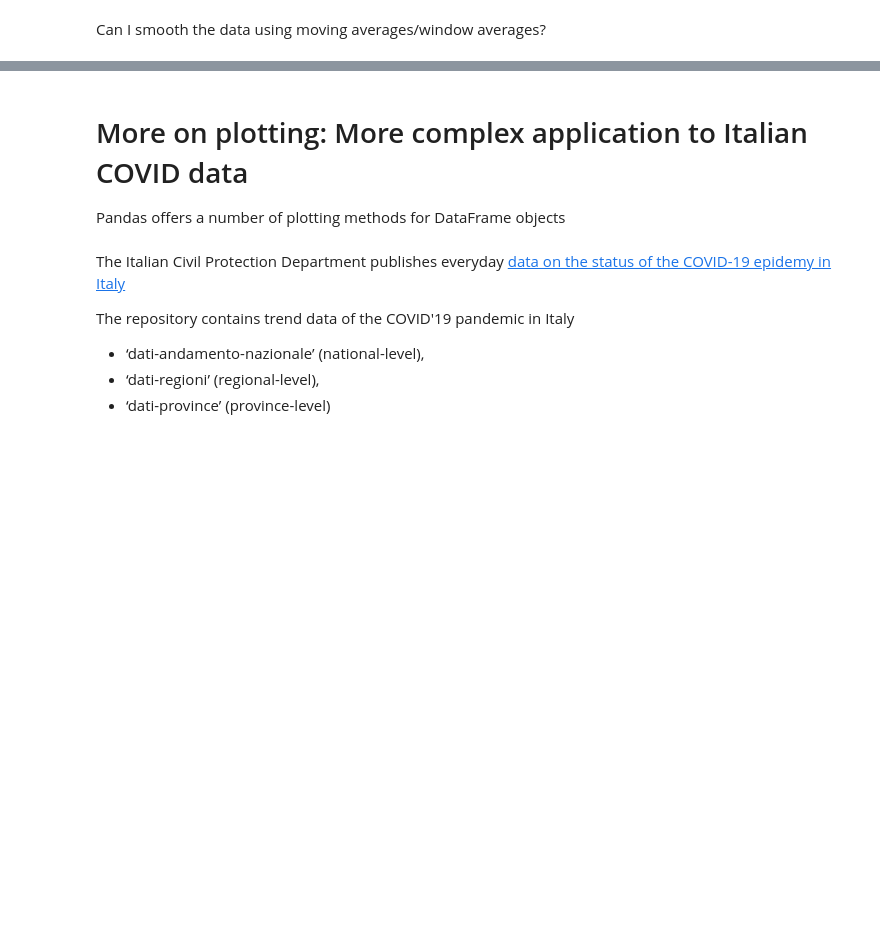
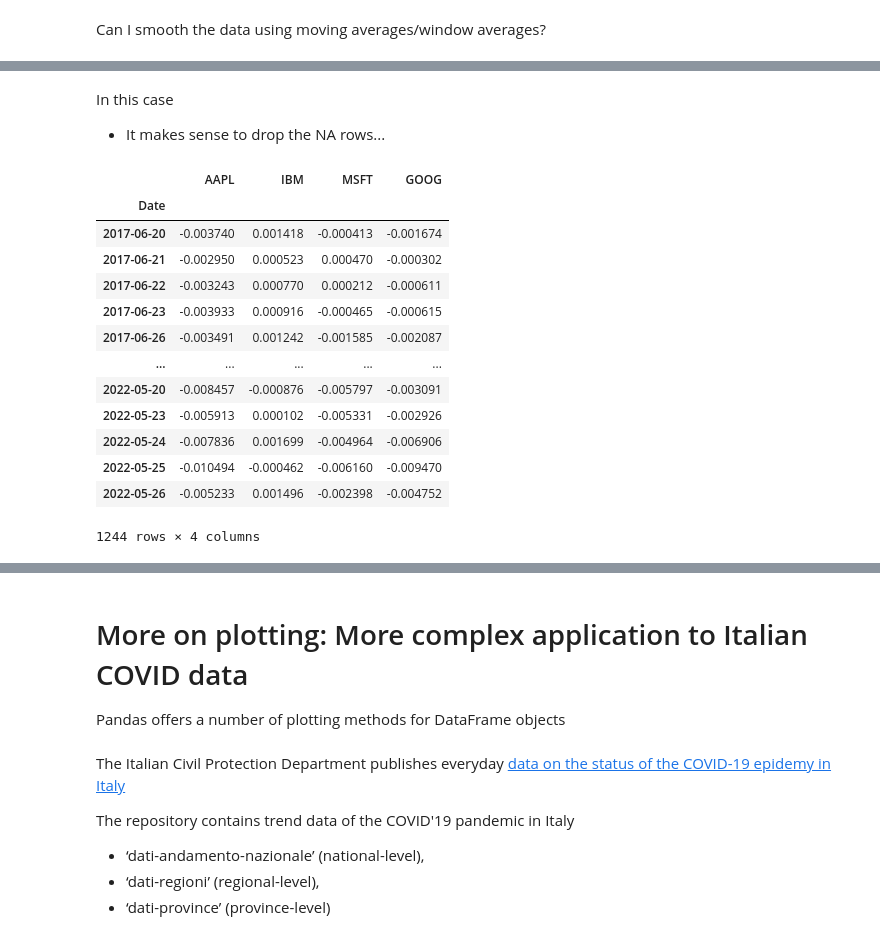
Before and after one commit to EMbeDS-education/SNS-IProML2022, a Jupyter notebook: jupyter/jupyterNotebooks/M2_01NumPy_Pandas.ipynb, the cells around one changed output, grey strips where cells are left out. Saved outputs shown, nothing was run; the diff lists cells and outputs as text; code cells hidden in the pictures; blank space fills up the shorter version.

```diff
--- a/jupyter/jupyterNotebooks/M2_01NumPy_Pandas.ipynb
+++ b/jupyter/jupyterNotebooks/M2_01NumPy_Pandas.ipynb
@@ -2980,2 +3566,23 @@ returns_smooth
+# %% [markdown]
+In this case
+- It makes sense to drop the NA rows...
+# %%
+returns_smooth.dropna(inplace=True)
+returns_smooth
+# %% [output]
+|  | AAPL | IBM | MSFT | GOOG |
+| Date |  |  |  |  |
+| 2017-06-20 | -0.003740 | 0.001418 | -0.000413 | -0.001674 |
+| 2017-06-21 | -0.002950 | 0.000523 | 0.000470 | -0.000302 |
+| 2017-06-22 | -0.003243 | 0.000770 | 0.000212 | -0.000611 |
+| 2017-06-23 | -0.003933 | 0.000916 | -0.000465 | -0.000615 |
+| 2017-06-26 | -0.003491 | 0.001242 | -0.001585 | -0.002087 |
+| ... | ... | ... | ... | ... |
+| 2022-05-20 | -0.008457 | -0.000876 | -0.005797 | -0.003091 |
+| 2022-05-23 | -0.005913 | 0.000102 | -0.005331 | -0.002926 |
+| 2022-05-24 | -0.007836 | 0.001699 | -0.004964 | -0.006906 |
+| 2022-05-25 | -0.010494 | -0.000462 | -0.006160 | -0.009470 |
+| 2022-05-26 | -0.005233 | 0.001496 | -0.002398 | -0.004752 |
+1244 rows × 4 columns
 # %%
 returns_smooth.plot(figsize=(15,5))
```
Also changed, not shown: parts of 135 cells of this notebook, 1 other file.
